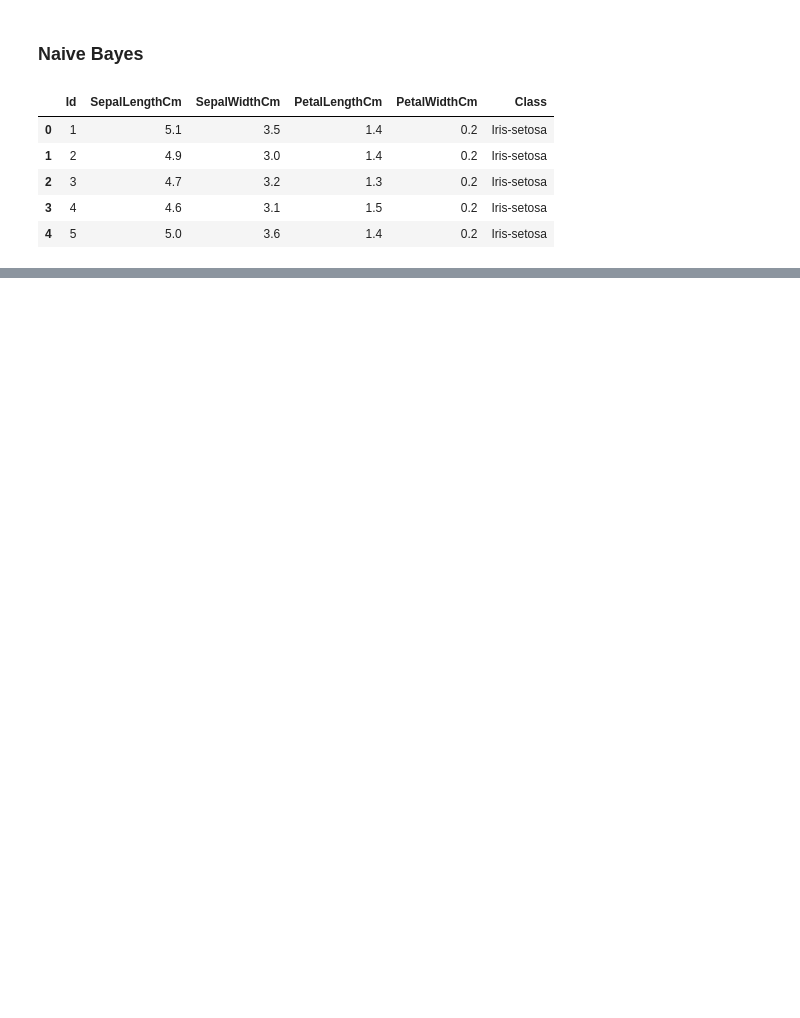
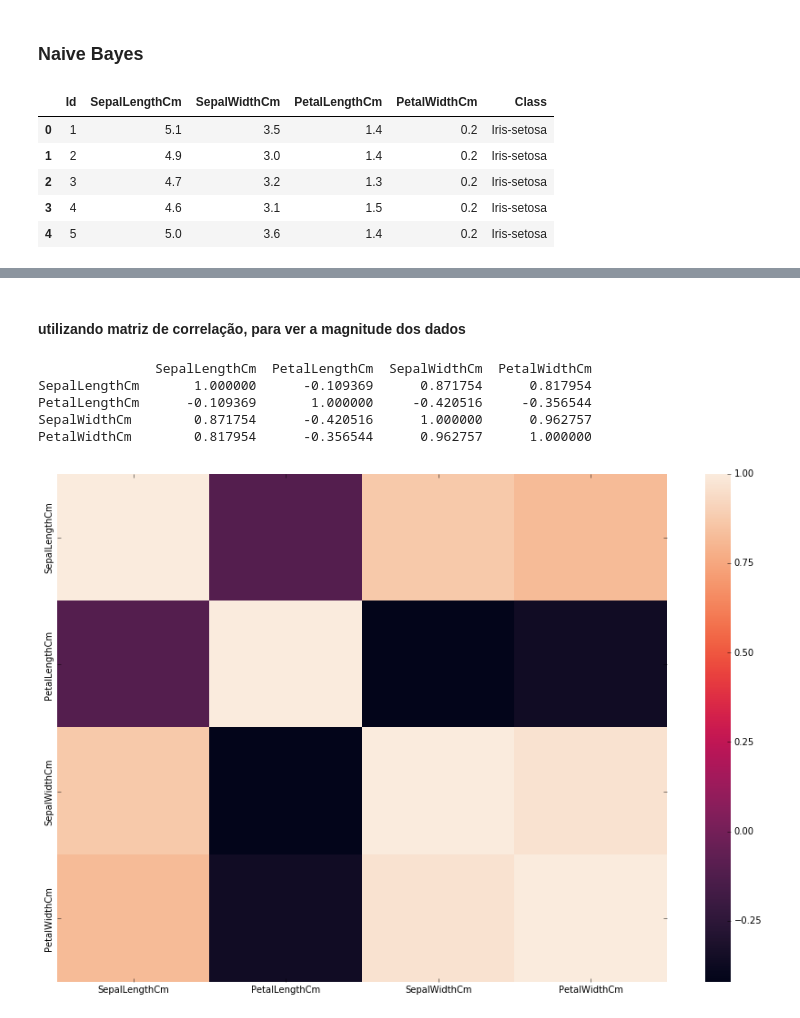
Before and after one commit to HenzoVz/Machine-Learning-With-Python, a Jupyter notebook: classificação/Naive Bayes.ipynb, the cells around one changed output, grey strips where cells are left out. Drawn from its saved outputs; the diff is of its cells as text; code cells hidden in the pictures; blank space fills up the shorter version.

```diff
--- a/classificação/Naive Bayes.ipynb
+++ b/classificação/Naive Bayes.ipynb
@@ -44,0 +40,19 @@ y = labelencoder_forecast.fit_transform(y)
+# %% [markdown]
+#### utilizando matriz de correlação, para ver a magnitude dos dados
+# %%
+from sklearn.preprocessing import StandardScaler
+scaler = StandardScaler()
+features_ = scaler.fit_transform(features_)
+
+features_ = pd.DataFrame(features_)
+features_ = features_.rename(index=str, columns={0: "SepalLengthCm",1: "PetalLengthCm",2: "SepalWidthCm",3: "PetalWidthCm"})
+corr = features_.corr()
+sns.heatmap(corr)
+print(corr)
+# %% [output]
+               SepalLengthCm  PetalLengthCm  SepalWidthCm  PetalWidthCm
+SepalLengthCm       1.000000      -0.109369      0.871754      0.817954
+PetalLengthCm      -0.109369       1.000000     -0.420516     -0.356544
+SepalWidthCm        0.871754      -0.420516      1.000000      0.962757
+PetalWidthCm        0.817954      -0.356544      0.962757      1.000000
+[figure, added]
```
Also changed, not shown: parts of 12 cells of this notebook, 15 other files.
